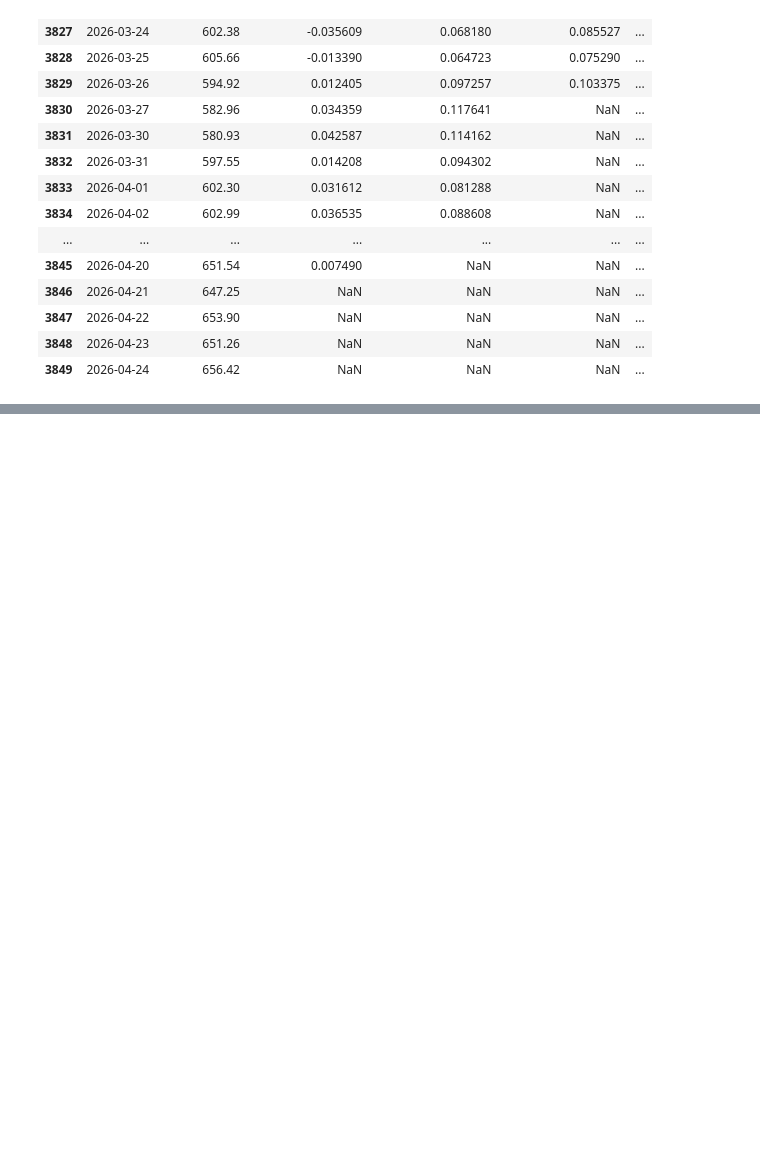
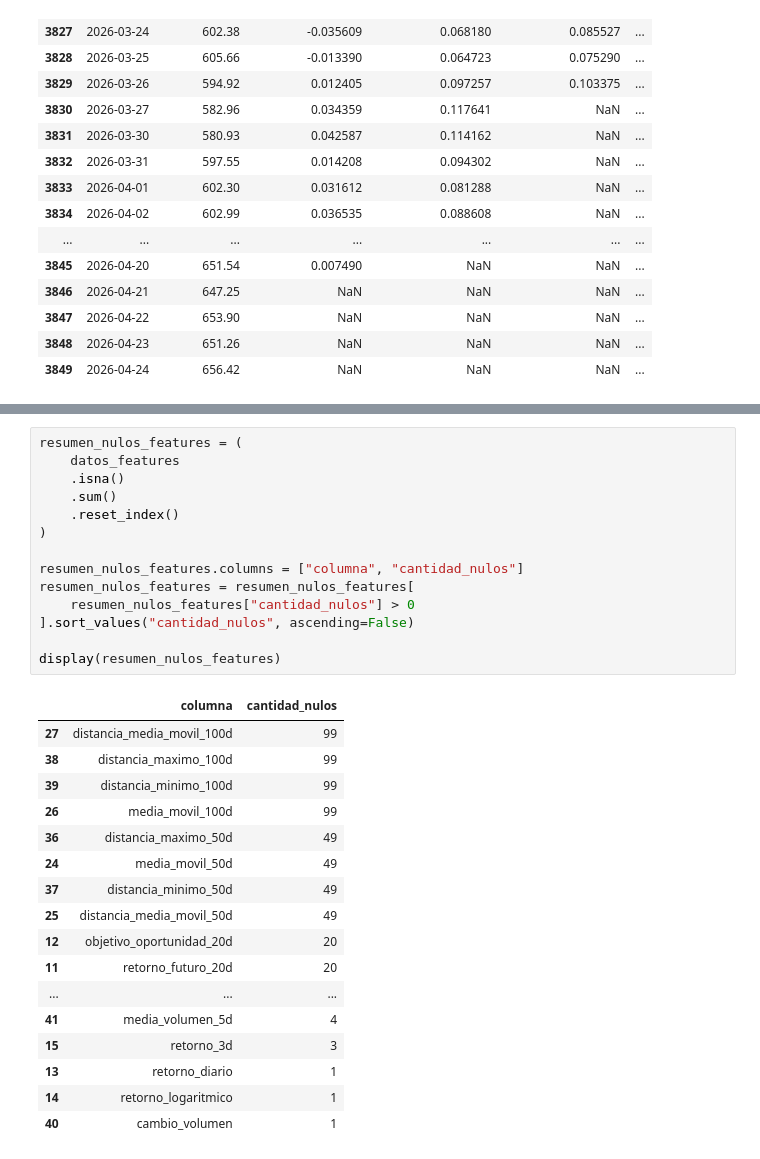
Before and after one commit to OrozcoJacobo/Proyecto_Final_AP, a Jupyter notebook: code/notebooks/modelos.ipynb, the cells around one changed output, grey strips where cells are left out. Drawn from its saved outputs; the diff is of its cells as text; blank space fills up the shorter version.

```diff
--- a/code/notebooks/modelos.ipynb
+++ b/code/notebooks/modelos.ipynb
@@ -671,0 +1053,32 @@ display(datos_modelado[
+# %%
+resumen_nulos_features = (
+    datos_features
+    .isna()
+    .sum()
+    .reset_index()
+)
+
+resumen_nulos_features.columns = ["columna", "cantidad_nulos"]
+resumen_nulos_features = resumen_nulos_features[
+    resumen_nulos_features["cantidad_nulos"] > 0
+].sort_values("cantidad_nulos", ascending=False)
+
+display(resumen_nulos_features)
+# %% [output]
+|  | columna | cantidad_nulos |
+| 27 | distancia_media_movil_100d | 99 |
+| 38 | distancia_maximo_100d | 99 |
+| 39 | distancia_minimo_100d | 99 |
+| 26 | media_movil_100d | 99 |
+| 36 | distancia_maximo_50d | 49 |
+| 24 | media_movil_50d | 49 |
+| 37 | distancia_minimo_50d | 49 |
+| 25 | distancia_media_movil_50d | 49 |
+| 12 | objetivo_oportunidad_20d | 20 |
+| 11 | retorno_futuro_20d | 20 |
+| ... | ... | ... |
+| 41 | media_volumen_5d | 4 |
+| 15 | retorno_3d | 3 |
+| 13 | retorno_diario | 1 |
+| 14 | retorno_logaritmico | 1 |
+| 40 | cambio_volumen | 1 |
```
Also changed, not shown: parts of 19 cells of this notebook.
